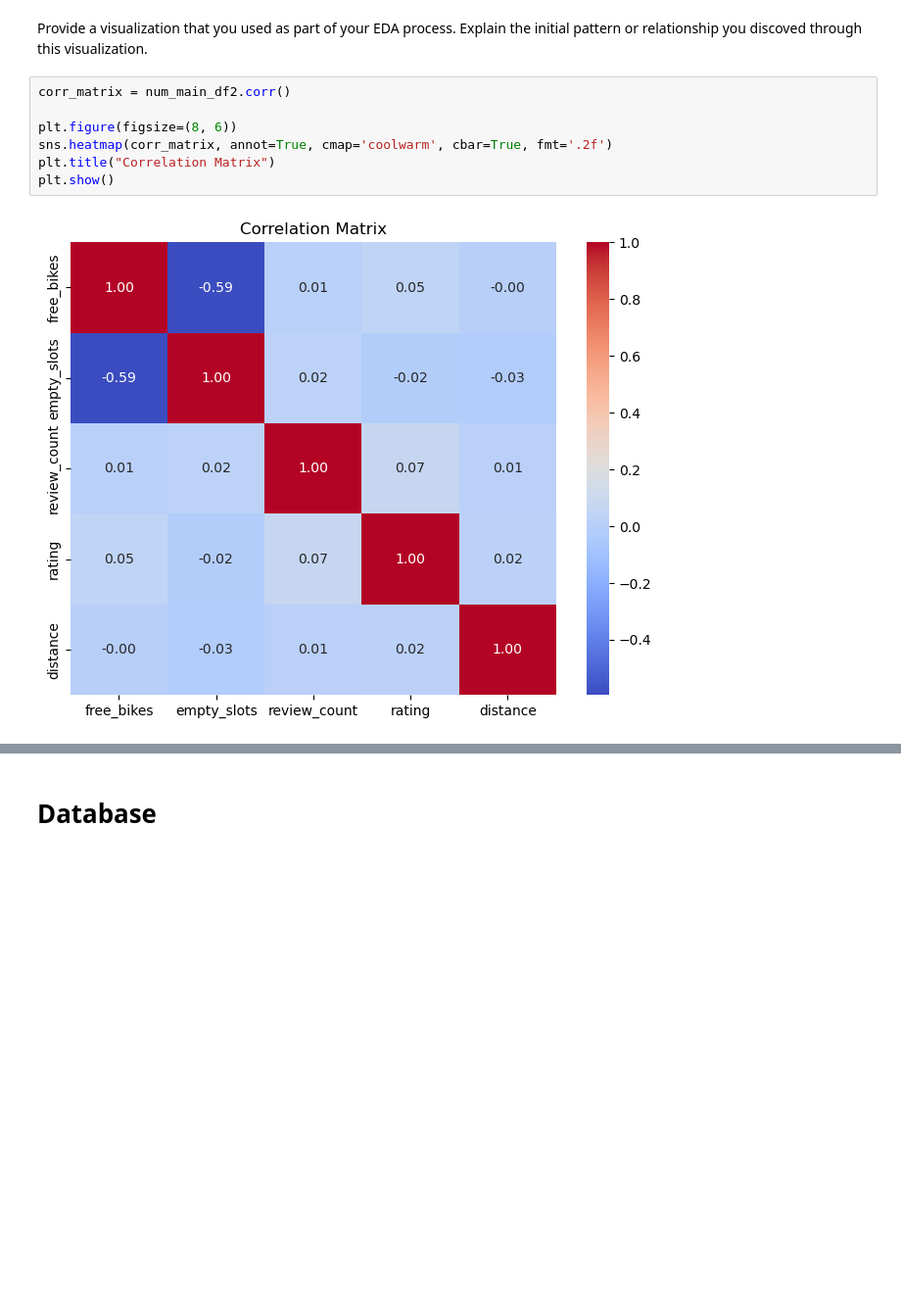
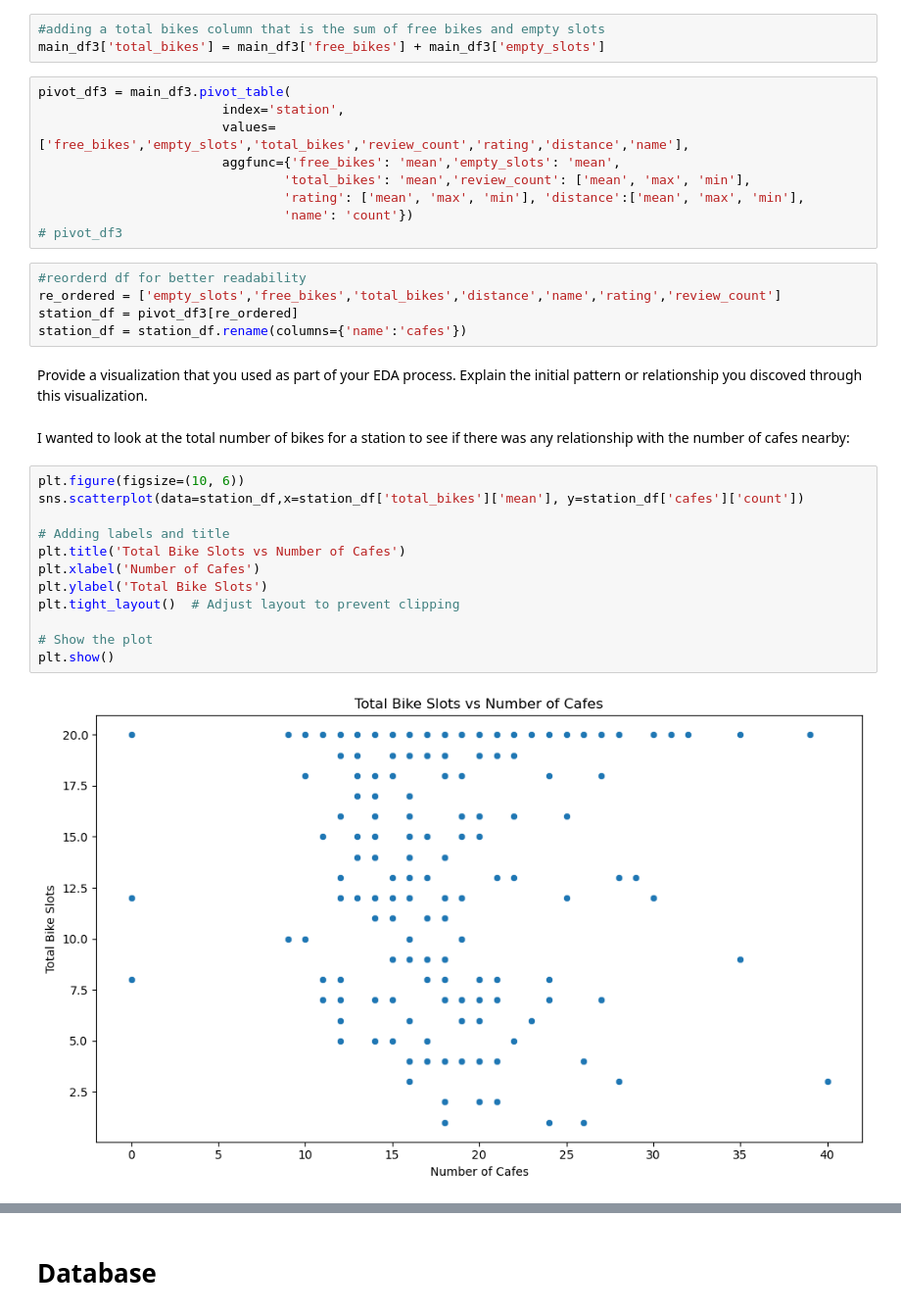
Before and after one commit to ParkerHar/Statistical_Modelling_Project, a Jupyter notebook: notebooks/joining_data.ipynb, the cells around one changed output, grey strips where cells are left out. Shown at 98% size. Drawn from its saved outputs; the diff is of its cells as text; blank space fills up the shorter version.

Commit message:
created pivot table and performed eda to drop some columns

```diff
--- a/notebooks/joining_data.ipynb
+++ b/notebooks/joining_data.ipynb
@@ -66,11 +65,35 @@ As I am going to look into if there is a correlation between the number of bikes
+# %%
+#adding a total bikes column that is the sum of free bikes and empty slots
+main_df3['total_bikes'] = main_df3['free_bikes'] + main_df3['empty_slots']
+# %%
+pivot_df3 = main_df3.pivot_table(
+                        index='station',
+                        values=['free_bikes','empty_slots','total_bikes','review_count','rating','distance','name'],
+                        aggfunc={'free_bikes': 'mean','empty_slots': 'mean',
+                                'total_bikes': 'mean','review_count': ['mean', 'max', 'min'],
+                                'rating': ['mean', 'max', 'min'], 'distance':['mean', 'max', 'min'],
+                                'name': 'count'})
+# pivot_df3
+# %%
+#reorderd df for better readability
+re_ordered = ['empty_slots','free_bikes','total_bikes','distance','name','rating','review_count']
+station_df = pivot_df3[re_ordered]
+station_df = station_df.rename(columns={'name':'cafes'})
 # %% [markdown]
 Provide a visualization that you used as part of your EDA process. Explain the initial pattern or relationship you discoved through this visualization.
-# %%
-corr_matrix = num_main_df2.corr()
-
-plt.figure(figsize=(8, 6))
-sns.heatmap(corr_matrix, annot=True, cmap='coolwarm', cbar=True, fmt='.2f')
-plt.title("Correlation Matrix")
-plt.show()
-# %% [output]
-[figure, removed]
+# %% [markdown]
+I wanted to look at the total number of bikes for a station to see if there was any relationship with the number of cafes nearby:
+# %%
+plt.figure(figsize=(10, 6))
+sns.scatterplot(data=station_df,x=station_df['total_bikes']['mean'], y=station_df['cafes']['count'])
+
+# Adding labels and title
+plt.title('Total Bike Slots vs Number of Cafes')
+plt.xlabel('Number of Cafes')
+plt.ylabel('Total Bike Slots')
+plt.tight_layout()  # Adjust layout to prevent clipping
+
+# Show the plot
+plt.show()
+# %% [output]
+[figure, added]
```
Also changed, not shown: parts of 15 cells of this notebook.
